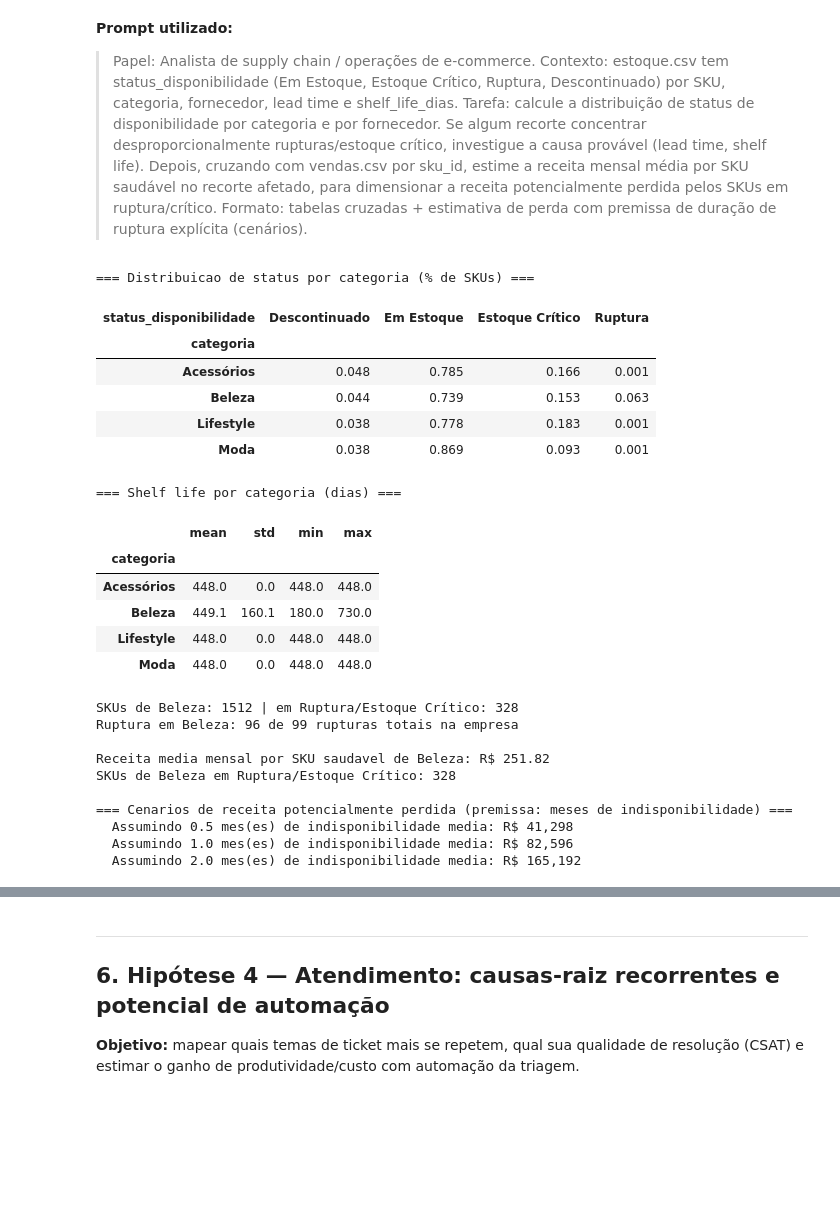
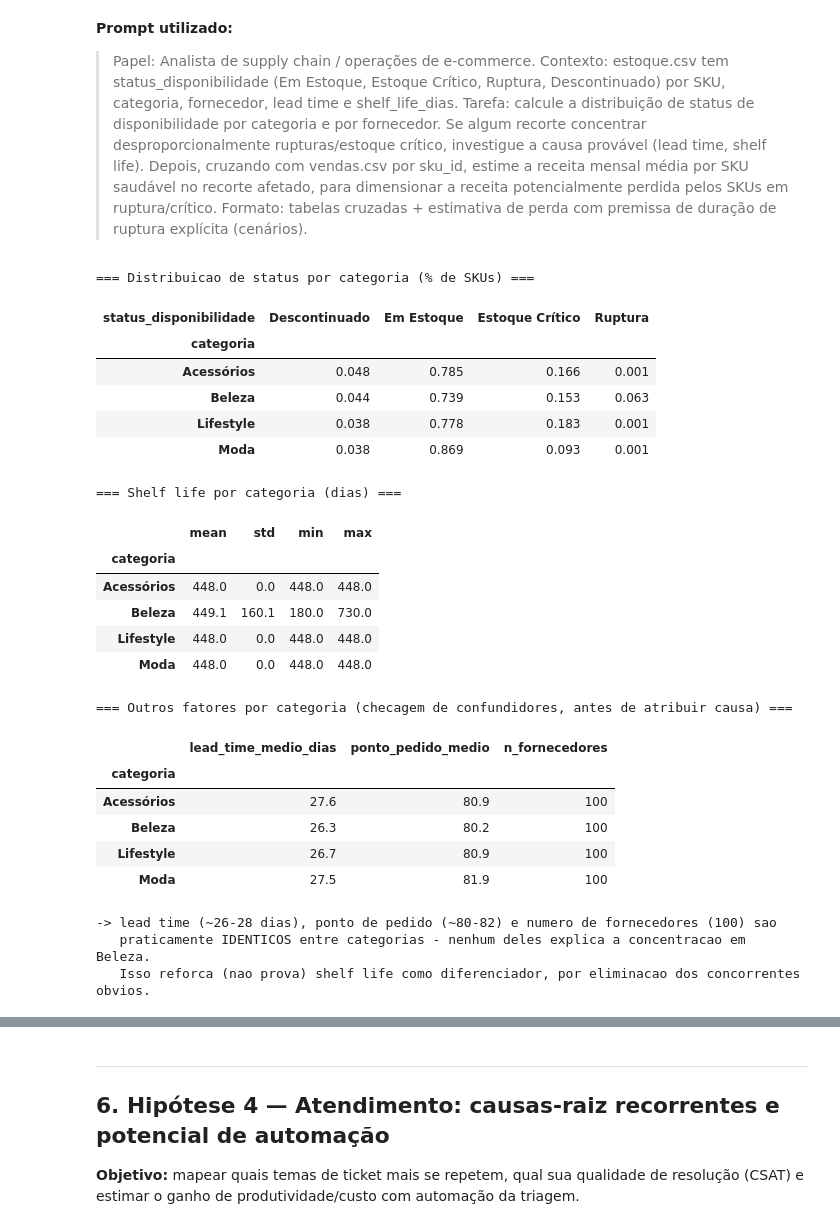
Before and after one commit to anapbatista/BootCamp-EloGroup, a Jupyter notebook: Case_Vertice_AED_Completa.ipynb, the cells around one changed output, grey strips where cells are left out. Saved outputs shown, nothing was run; the diff lists cells and outputs as text; code cells hidden in the pictures; blank space fills up the shorter version.

```diff
--- a/Case_Vertice_AED_Completa.ipynb
+++ b/Case_Vertice_AED_Completa.ipynb
@@ -994,61 +1009,44 @@ plt.tight_layout(); plt.show()
 # %%
 # @title
 print("=== Distribuicao de status por categoria (% de SKUs) ===")
 display(estoque.groupby('categoria')['status_disponibilidade'].value_counts(normalize=True).unstack().round(3))
 
 print("\n=== Shelf life por categoria (dias) ===")
 display(estoque.groupby('categoria')['shelf_life_dias'].describe()[['mean','std','min','max']].round(1))
+
+# P1 - antes de atribuir a causa a shelf life, controlar por outros fatores que tambem
+# poderiam explicar a concentracao de ruptura em Beleza.
+print("\n=== Outros fatores por categoria (checagem de confundidores, antes de atribuir causa) ===")
+display(estoque.groupby('categoria').agg(
+    lead_time_medio_dias=('lead_time_reposicao', 'mean'),
+    ponto_pedido_medio=('ponto_pedido', 'mean'),
+    n_fornecedores=('fornecedor_id', 'nunique'),
+).round(1))
+print("-> lead time (~26-28 dias), ponto de pedido (~80-82) e numero de fornecedores (100) sao")
+print("   praticamente IDENTICOS entre categorias - nenhum deles explica a concentracao em Beleza.")
+print("   Isso reforca (nao prova) shelf life como diferenciador, por eliminacao dos concorrentes obvios.")
 # %% [output]
 === Distribuicao de status por categoria (% de SKUs) ===
 | status_disponibilidade | Descontinuado | Em Estoque | Estoque Crítico | Ruptura |
 | categoria |  |  |  |  |
 | Acessórios | 0.048 | 0.785 | 0.166 | 0.001 |
 | Beleza | 0.044 | 0.739 | 0.153 | 0.063 |
 | Lifestyle | 0.038 | 0.778 | 0.183 | 0.001 |
 | Moda | 0.038 | 0.869 | 0.093 | 0.001 |
 === Shelf life por categoria (dias) ===
 |  | mean | std | min | max |
 | categoria |  |  |  |  |
 | Acessórios | 448.0 | 0.0 | 448.0 | 448.0 |
 | Beleza | 449.1 | 160.1 | 180.0 | 730.0 |
 | Lifestyle | 448.0 | 0.0 | 448.0 | 448.0 |
 | Moda | 448.0 | 0.0 | 448.0 | 448.0 |
+=== Outros fatores por categoria (checagem de confundidores, antes de atribuir causa) ===
+|  | lead_time_medio_dias | ponto_pedido_medio | n_fornecedores |
+| categoria |  |  |  |
+| Acessórios | 27.6 | 80.9 | 100 |
+| Beleza | 26.3 | 80.2 | 100 |
+| Lifestyle | 26.7 | 80.9 | 100 |
+| Moda | 27.5 | 81.9 | 100 |
+-> lead time (~26-28 dias), ponto de pedido (~80-82) e numero de fornecedores (100) sao
+   praticamente IDENTICOS entre categorias - nenhum deles explica a concentracao em Beleza.
+   Isso reforca (nao prova) shelf life como diferenciador, por eliminacao dos concorrentes obvios.
-# %%
-# A categoria Beleza concentra quase toda a ruptura -> investigar shelf life variavel
-beleza = estoque[estoque['categoria'] == 'Beleza'].copy()
-print(f"SKUs de Beleza: {len(beleza)} | em Ruptura/Estoque Crítico: {beleza['status_disponibilidade'].isin(['Ruptura','Estoque Crítico']).sum()}")
-print(f"Ruptura em Beleza: {(beleza['status_disponibilidade']=='Ruptura').sum()} de {(estoque['status_disponibilidade']=='Ruptura').sum()} rupturas totais na empresa")
-
-# Receita media mensal por SKU (para SKUs de Beleza saudaveis) - usada como proxy de velocidade de venda
-# Usa vendas_base_financeira (Aprovados) - consistente com o P0 da Secao 1.1.
-n_meses_vendas = vendas_base_financeira['mes'].nunique()
-receita_sku_mes = vendas_base_financeira.groupby('sku_id')['receita_liquida'].sum() / n_meses_vendas
-beleza['receita_media_mes'] = beleza['sku_id'].map(receita_sku_mes).fillna(0)
-
-receita_media_sku_saudavel = beleza[beleza['status_disponibilidade']=='Em Estoque']['receita_media_mes'].mean()
-n_sku_afetados = beleza['status_disponibilidade'].isin(['Ruptura','Estoque Crítico']).sum()
-
-print(f"\nReceita media mensal por SKU saudavel de Beleza: R$ {receita_media_sku_saudavel:.2f}")
-print(f"SKUs de Beleza em Ruptura/Estoque Crítico: {n_sku_afetados}")
-
-print("\n=== Cenarios de receita potencialmente perdida (premissa: meses de indisponibilidade) ===")
-for meses_ruptura in [0.5, 1.0, 2.0]:
-    perda = n_sku_afetados * receita_media_sku_saudavel * meses_ruptura
-    print(f"  Assumindo {meses_ruptura} mes(es) de indisponibilidade media: R$ {perda:,.0f}")
-
-# Cenario central (1 mes) e faixa (0.5 a 2 meses) guardados em variaveis nomeadas - reaproveitados na
-# priorizacao (Secao 8) e no kpis.json, em vez de digitar os numeros de novo.
-perda_estimada_1_mes_beleza = n_sku_afetados * receita_media_sku_saudavel * 1.0
-perda_estimada_min_beleza = n_sku_afetados * receita_media_sku_saudavel * 0.5
-perda_estimada_max_beleza = n_sku_afetados * receita_media_sku_saudavel * 2.0
-# %% [output]
-SKUs de Beleza: 1512 | em Ruptura/Estoque Crítico: 328
-Ruptura em Beleza: 96 de 99 rupturas totais na empresa
-
-Receita media mensal por SKU saudavel de Beleza: R$ 251.82
-SKUs de Beleza em Ruptura/Estoque Crítico: 328
-
-=== Cenarios de receita potencialmente perdida (premissa: meses de indisponibilidade) ===
-  Assumindo 0.5 mes(es) de indisponibilidade media: R$ 41,298
-  Assumindo 1.0 mes(es) de indisponibilidade media: R$ 82,596
-  Assumindo 2.0 mes(es) de indisponibilidade media: R$ 165,192
```
Also changed, not shown: parts of 25 cells of this notebook.
